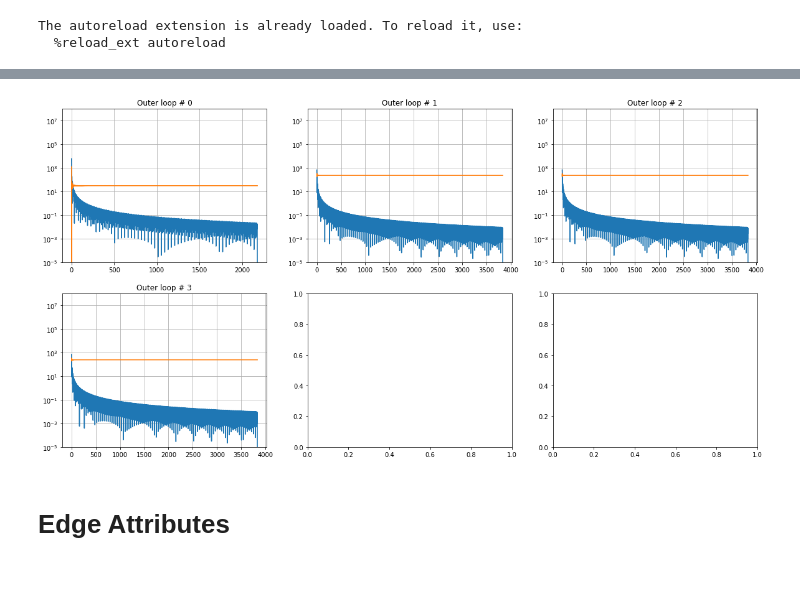
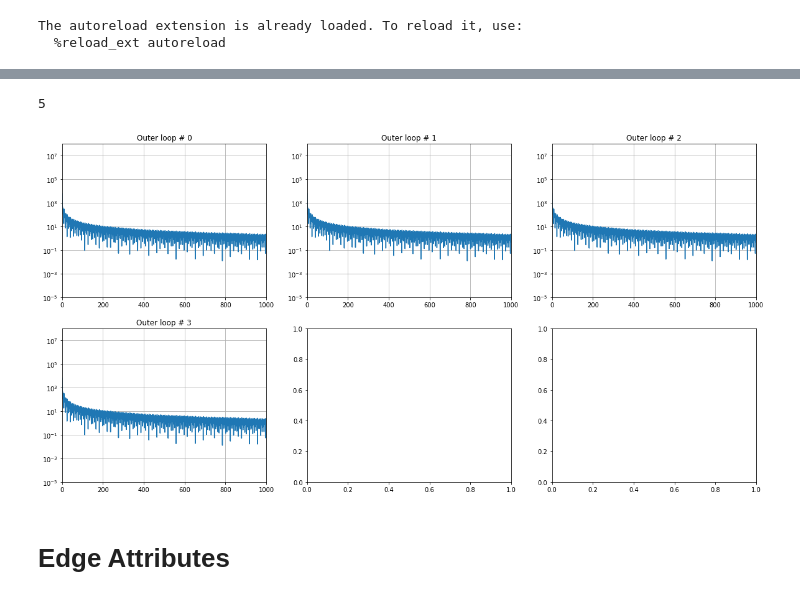
Before and after one commit to LucasFuentesValenzuela/ICU, a Jupyter notebook: notebooks/Understanding_oscillations_outer_v1.ipynb, the cells around one changed output, grey strips where cells are left out. Saved outputs shown, nothing was run; the diff lists cells and outputs as text; code cells hidden in the pictures.

```diff
--- a/notebooks/Understanding_oscillations_outer_v1.ipynb
+++ b/notebooks/Understanding_oscillations_outer_v1.ipynb
@@ -36,7 +36,9 @@ The autoreload extension is already loaded. To reload it, use:
   %reload_ext autoreload
 # %%
 path='Data/2Nodes/outputs/test_dualityGap/'
+# %%
+path='Data/2Nodes/outputs/test_ev/'
 # %%
-filename=os.listdir(path)[1]
+filename=os.listdir(path)[0]
 with open(os.path.join(path, filename), 'rb') as f:
-        G_FW, OD, ri_FW, n_outer, n_inner, balance, opt_res = pickle.load(f)
+        G_FW, OD, ri_FW, n_outer, n_inner, balance, opt_res, OD_list = pickle.load(f)
@@ -43,22 +54,27 @@ with open(os.path.join(path, filename), 'rb') as f:
+# %%
+len(OD_list)
+# %% [output]
+5
 # %%
 G_ref=G_FW[2]
 # %%
 nplots=len(opt_res)
 ncols=3
 nrows=int(np.ceil(nplots/ncols))
 _, axes = plt.subplots(nrows, ncols, figsize=(20, 5*nrows))
 for n in range(nplots):
     i = int(np.floor(n / ncols))
     j=n % ncols
     axes[i,j].plot(opt_res[n]['dual_gap'])
     axes[i,j].set_title('Outer loop # '+ str(n))
     axes[i,j].set_yscale('log')
 #     axes[i,j].set_xscale('log')
     axes[i,j].grid(True)
-    axes[i,j].plot(opt_res[n]['obj'])
+#     axes[i,j].plot(opt_res[n]['obj'])
     axes[i,j].set_ylim([10**-5,10**8])
+    axes[i,j].set_xlim([0,1000])
 # %% [output]
-[figure, old version]
+[figure, new version]
 # %% [markdown]
 # Edge Attributes
 # %%
```
Also changed, not shown: parts of 19 cells of this notebook, 4 other files.
